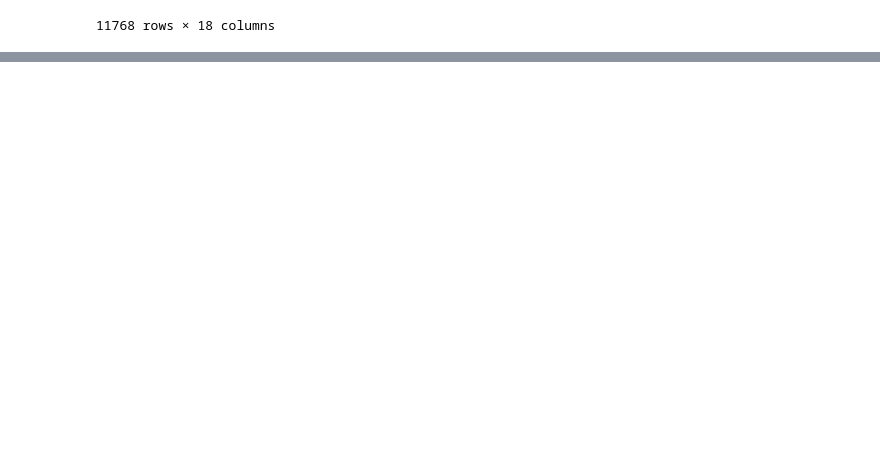
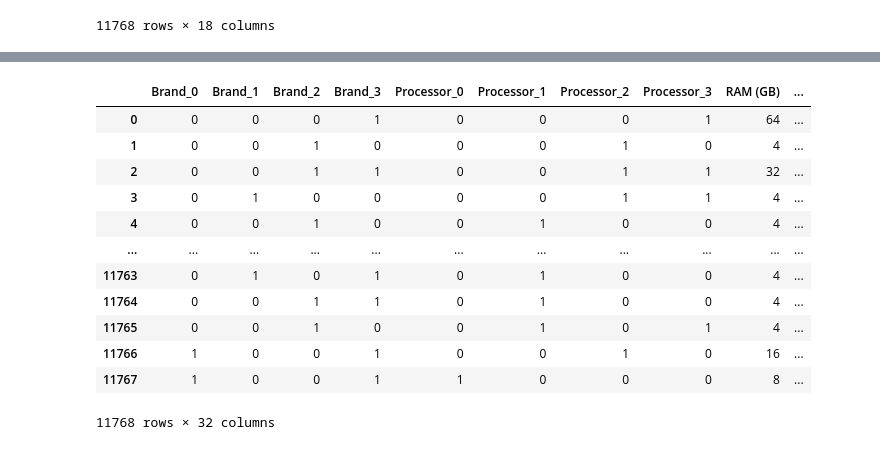
Before and after one commit to Farazmghm/price-of-laptops, a Jupyter notebook: laptop.ipynb, the cells around one changed output, grey strips where cells are left out. Saved outputs shown, nothing was run; the diff lists cells and outputs as text; code cells hidden in the pictures; blank space fills up the shorter version.

Commit message:
convert categorical columns for prediction

```diff
--- a/laptop.ipynb
+++ b/laptop.ipynb
@@ -430,3 +430,29 @@ Requirement already satisfied: six>=1.5 in /usr/local/lib/python3.11/dist-packag
 Downloading category_encoders-2.8.1-py3-none-any.whl (85 kB)
 Installing collected packages: category_encoders
 Successfully installed category_encoders-2.8.1
+# %%
+categorical_columns=['Brand', 'Processor', 'Storage', 'GPU', 'Resolution', 'Operating System']
+# Apply One-Hot Encoding for low cardinality features
+low_cardinality_features = ['Resolution', 'Operating System']
+df = pd.get_dummies(df, columns=low_cardinality_features, drop_first=True)
+
+# Apply Binary Encoding for higher cardinality features
+high_cardinality_features = ['Brand', 'Processor', 'Storage', 'GPU']
+binary_encoder = BinaryEncoder(cols=high_cardinality_features)
+df = binary_encoder.fit_transform(df)
+# %%
+df
+# %% [output]
+|  | Brand_0 | Brand_1 | Brand_2 | Brand_3 | Processor_0 | Processor_1 | Processor_2 | Processor_3 | RAM (GB) | ... |
+| 0 | 0 | 0 | 0 | 1 | 0 | 0 | 0 | 1 | 64 | ... |
+| 1 | 0 | 0 | 1 | 0 | 0 | 0 | 1 | 0 | 4 | ... |
+| 2 | 0 | 0 | 1 | 1 | 0 | 0 | 1 | 1 | 32 | ... |
+| 3 | 0 | 1 | 0 | 0 | 0 | 0 | 1 | 1 | 4 | ... |
+| 4 | 0 | 0 | 1 | 0 | 0 | 1 | 0 | 0 | 4 | ... |
+| ... | ... | ... | ... | ... | ... | ... | ... | ... | ... | ... |
+| 11763 | 0 | 1 | 0 | 1 | 0 | 1 | 0 | 0 | 4 | ... |
+| 11764 | 0 | 0 | 1 | 1 | 0 | 1 | 0 | 0 | 4 | ... |
+| 11765 | 0 | 0 | 1 | 0 | 0 | 1 | 0 | 1 | 4 | ... |
+| 11766 | 1 | 0 | 0 | 1 | 0 | 0 | 1 | 0 | 16 | ... |
+| 11767 | 1 | 0 | 0 | 1 | 1 | 0 | 0 | 0 | 8 | ... |
+11768 rows × 32 columns
```
